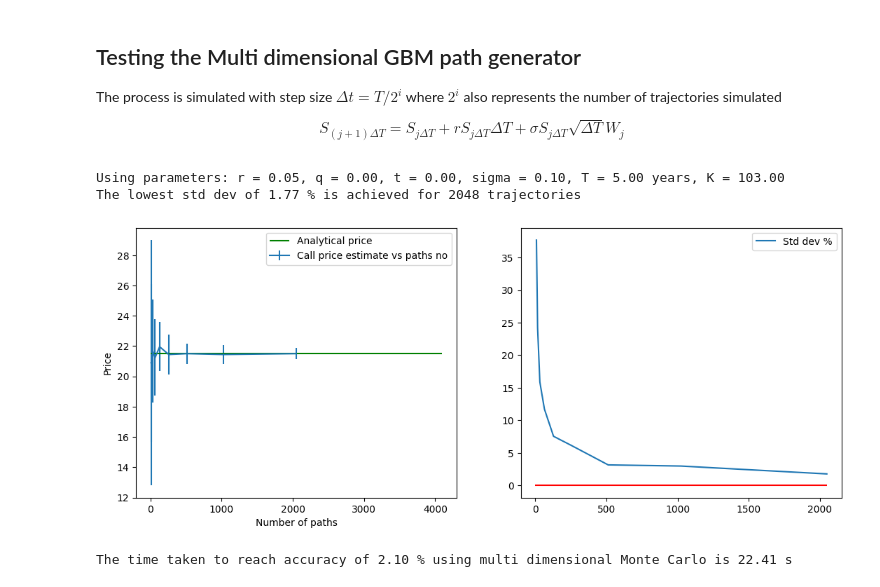
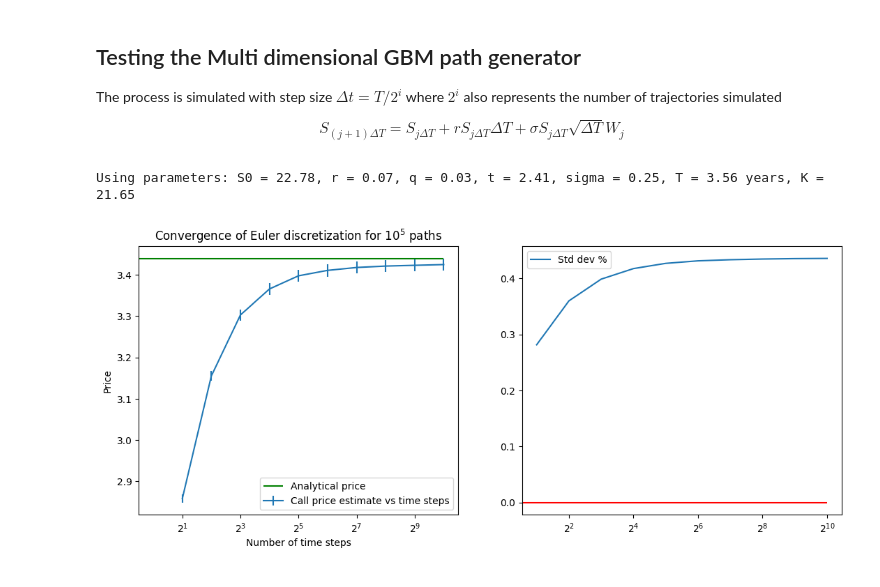
Before and after one commit to CioriiaCristian/quantitativeProjects, a Jupyter notebook: _001_Vanilla_Options_Black_Scholes/1_Vanilla_Black_Scholes.ipynb, the cells around one changed output. Cells and saved outputs as stored; diff of their text form; code cells hidden in the pictures.

```diff
--- a/_001_Vanilla_Options_Black_Scholes/1_Vanilla_Black_Scholes.ipynb
+++ b/_001_Vanilla_Options_Black_Scholes/1_Vanilla_Black_Scholes.ipynb
@@ -545,28 +493,48 @@ callStdDevResults = np.std(callArray, axis = 1)
+# %%
+SVec = []
+SVec.insert(0,S)
+for idx,pow in enumerate(np.flip(np.arange(minPower,maxPower))):
+    n = np.power(2,pow)
+
+    # We need to use the same random sample to infer proper biases
+    sliceLength = int(np.power(2,idx+1))
+    _Z = Z[::sliceLength,:]/np.sqrt(sliceLength)
+    _W = np.zeros(shape = _Z.shape)
+    _W[1:,:] = np.diff(_Z,axis = 0)
+
+
+    times = np.linspace(0., T-t, n+1)
+    dt = times[1] - times[0]
+    _S = np.zeros((n+1,Npaths))
+    _S[0,:] = np.ones(Npaths)*S0
+    for j in range(1,n+1):
+        _S[j,:] = _S[j-1,:]*(1 + (r-q)*dt + sigma*np.sqrt(dt)*_W[j-1,:])
+    SVec.insert(0,_S)
+# %%
+pathsArray = np.power(2,np.arange(minPower,maxPower + 1))
+MC_call_vec = np.zeros(shape=(maxPower + 1 -minPower,Npaths))
+MC_call_price = np.zeros(maxPower + 1 -minPower)
+MC_call_std = np.zeros(maxPower + 1 -minPower)
+for i in range(maxPower + 1 - minPower):
+    MC_call_vec[i] = np.maximum(SVec[i][-1,:]-K,0)*np.exp(-r*(T-t))
+    MC_call_price[i] = np.mean(MC_call_vec[i])
+    MC_call_std[i] = np.std(MC_call_vec[i])/np.sqrt(Npaths)
 # %%
-print(f'Using parameters: r = {r:.2f}, q = {q:.2f}, t = {t:.2f}, sigma = {sigma:.2f}, T = {T:.2f} years, K = {K:.2f}')
+print(f'Using parameters: S0 = {S0:.2f}, r = {r:.2f}, q = {q:.2f}, t = {t:.2f}, sigma = {sigma:.2f}, T = {T:.2f} years, K = {K:.2f}')
 fig,ax = plt.subplots(1,2, figsize=(13,5))
-ax[0].errorbar(pathsArray, callPriceResults, yerr = callStdDevResults, label = "Call price estimate vs paths no")
-ax[0].hlines(y=BSMcall(S0, K, T, t, r, q, sigma), xmin =0, xmax = np.power(2,pf), colors = 'green', label = "Analytical price")
+ax[0].set_xscale('log', base = 2)
+ax[1].set_xscale('log', base = 2)
+ax[0].errorbar(pathsArray, MC_call_price, yerr = MC_call_std, label = "Call price estimate vs time steps")
+ax[0].hlines(y=BSMcall(S0, K, T, t, r, q, sigma), xmin =0, xmax = pathsArray[-1], colors = 'green', label = "Analytical price")
 ax[0].legend()
 #ax[0].set_xlim(0,np.power(2,pf-1))
-ax[0].set_xlabel('Number of paths')
+ax[0].set_xlabel('Number of time steps')
+ax[0].set_title(f'Convergence of Euler discretization for $10^{int(np.log10(Npaths))}$ paths')
 ax[0].set_ylabel('Price')
-ax[1].plot(pathsArray, callStdDevResults*100/BSMcall(S0, K, T, t, r, q, sigma), label = "Std dev %")
-ax[1].hlines(y=0, color = 'red', xmin =0, xmax = np.power(2,pf-1))
+ax[1].plot(pathsArray, MC_call_std*100/BSMcall(S0, K, T, t, r, q, sigma), label = "Std dev %")
+ax[1].hlines(y=0, color = 'red', xmin =0, xmax = pathsArray[-1])
 ax[1].legend()
 fig.show()
-print(f'The lowest std dev of {callStdDevResults[-1]*100/BSMcall(S0, K, T, t, r, q, sigma):.2f} % is achieved for { np.power(2,pf-1)} trajectories')
 # %% [output]
-Using parameters: r = 0.05, q = 0.00, t = 0.00, sigma = 0.10, T = 5.00 years, K = 103.00
-The lowest std dev of 1.77 % is achieved for 2048 trajectories
+Using parameters: S0 = 22.78, r = 0.07, q = 0.03, t = 2.41, sigma = 0.25, T = 3.56 years, K = 21.65
-[figure, old version]
+[figure, new version]
-# %%
-startTime = time()
-n = np.power(2,pf-1)
-callArray = np.zeros(Nexp)
-for i in range(0,Nexp):
-    S = GBMPathGenerator(n,n,S0,T,r,q,sigma)
-    callArray[i] = MonteCarloCall(S,K, T, t)
-print(f'The time taken to reach accuracy of {np.std(callArray)*100/BSMcall(S0, K, T, t, r, q, sigma):.2f} % using multi dimensional Monte Carlo is {time()-startTime:.2f} s')
-# %% [output]
-The time taken to reach accuracy of 2.10 % using multi dimensional Monte Carlo is 22.41 s
```
Also changed, not shown: parts of 39 cells of this notebook, 29 other files.
